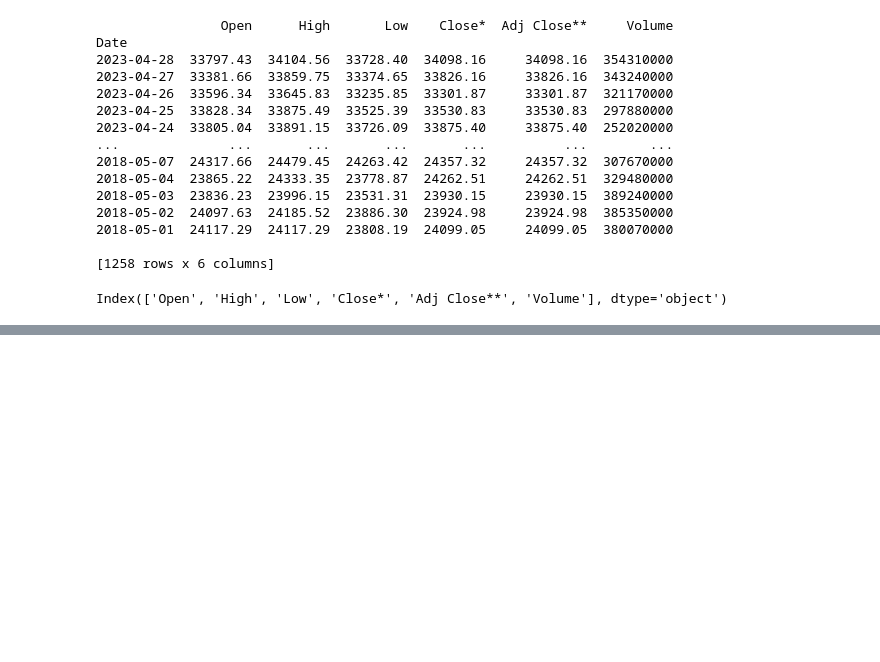
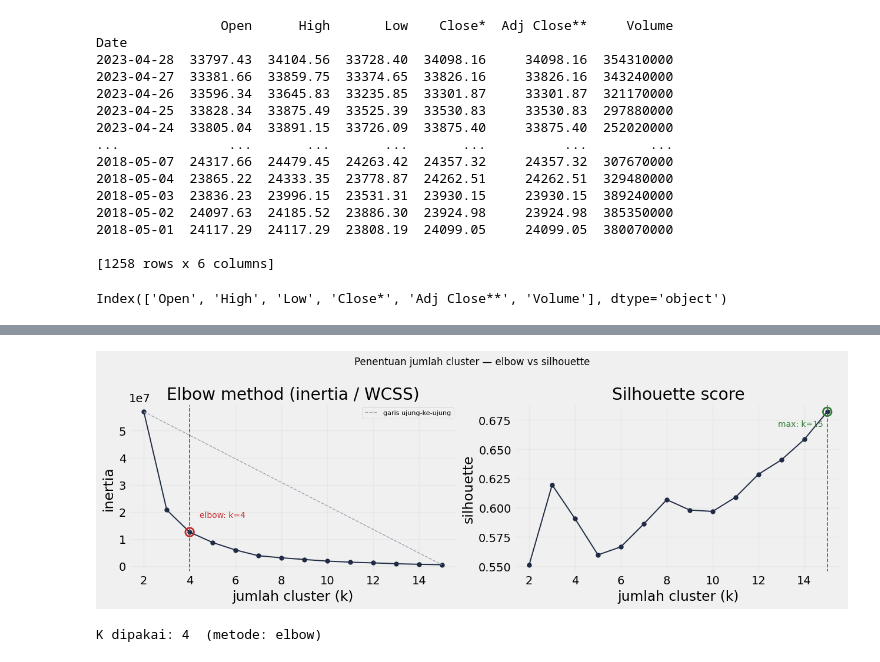
Before and after one commit to patricktelnoni/support_resistance_detection, a Jupyter notebook: regression.ipynb, the cells around one changed output, grey strips where cells are left out. Saved outputs shown, nothing was run; the diff lists cells and outputs as text; code cells hidden in the pictures; blank space fills up the shorter version.

```diff
--- a/regression.ipynb
+++ b/regression.ipynb
@@ -101,0 +149,19 @@ Future Price Predictions:
+# %%
+def find_pivots(df, w=PIVOT_WINDOW):
+    high, low = df["High"], df["Low"]
+    roll_max = high.rolling(2 * w + 1, center=True).max()
+    roll_min = low.rolling(2 * w + 1, center=True).min()
+
+    pivot_high = df.index[(high == roll_max) & roll_max.notna()]
+    pivot_low = df.index[(low == roll_min) & roll_min.notna()]
+
+    points = pd.concat([
+        pd.DataFrame({"date": pivot_high, "price": high[pivot_high].values, "type": "high"}),
+        pd.DataFrame({"date": pivot_low, "price": low[pivot_low].values, "type": "low"}),
+    ], ignore_index=True)
+    return points.sort_values("date").reset_index(drop=True)
+
+
+points = find_pivots(df)
+print(f"Swing points terdeteksi: {len(points)}")
+points.head(10)
@@ -101,0 +240,46 @@ Future Price Predictions:
+# %%
+fig, (ax1, ax2) = plt.subplots(1, 2, figsize=(13, 4.5))
+
+# --- Elbow ---
+ax1.plot(evalu.index, evalu["inertia"], "o-", color="#1f2a44", lw=1.4, ms=5)
+ax1.plot([evalu.index[0], evalu.index[-1]],
+         [evalu["inertia"].iloc[0], evalu["inertia"].iloc[-1]],
+         "--", color="#9aa3b2", lw=1, label="garis ujung-ke-ujung")
+ax1.axvline(k_elbow, color="#c62828", ls="--", lw=1.2)
+ax1.scatter([k_elbow], [evalu.loc[k_elbow, "inertia"]], s=110, facecolor="none",
+            edgecolor="#c62828", lw=2, zorder=3)
+ax1.annotate(f"elbow: k={k_elbow}", (k_elbow, evalu.loc[k_elbow, "inertia"]),
+             textcoords="offset points", xytext=(12, 18), color="#c62828", fontsize=10)
+ax1.set_title("Elbow method (inertia / WCSS)")
+ax1.set_xlabel("jumlah cluster (k)"); ax1.set_ylabel("inertia")
+ax1.legend(fontsize=8); ax1.grid(alpha=0.2)
+
+# --- Silhouette ---
+ax2.plot(evalu.index, evalu["silhouette"], "o-", color="#1f2a44", lw=1.4, ms=5)
+ax2.axvline(k_silhouette, color="#2e7d32", ls="--", lw=1.2)
+ax2.scatter([k_silhouette], [evalu.loc[k_silhouette, "silhouette"]], s=110, facecolor="none",
+            edgecolor="#2e7d32", lw=2, zorder=3)
+ax2.annotate(f"max: k={k_silhouette}", (k_silhouette, evalu.loc[k_silhouette, "silhouette"]),
+             textcoords="offset points", xytext=(-60, -18), color="#2e7d32", fontsize=10)
+ax2.set_title("Silhouette score")
+ax2.set_xlabel("jumlah cluster (k)"); ax2.set_ylabel("silhouette")
+ax2.grid(alpha=0.2)
+
+fig.suptitle("Penentuan jumlah cluster — elbow vs silhouette", fontsize=12)
+fig.tight_layout()
+plt.show()
+# %% [output]
+[figure, added]
+# %%
+K_METHOD = "elbow"   # "elbow" | "silhouette" | int
+
+if isinstance(K_METHOD, int):
+    k = K_METHOD
+elif K_METHOD == "silhouette":
+    k = k_silhouette
+else:
+    k = k_elbow
+
+print(f"K dipakai: {k}  (metode: {K_METHOD})")
+# %% [output]
+K dipakai: 4  (metode: elbow)
```
Also changed, not shown: parts of 11 cells of this notebook.
